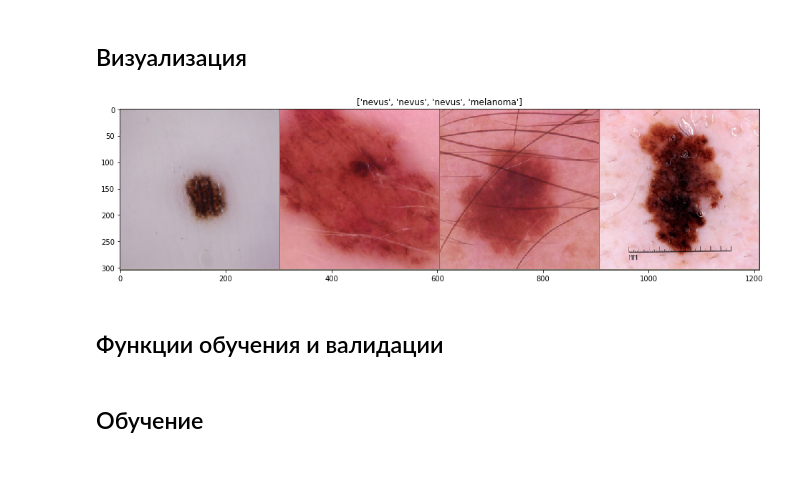
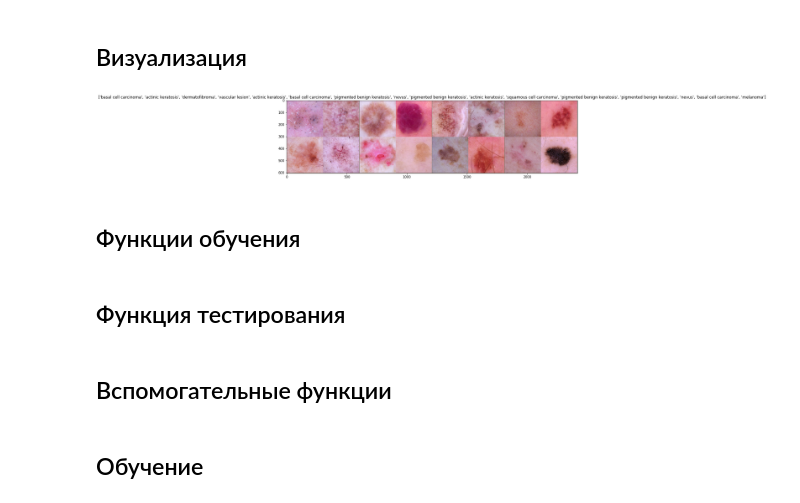
Before and after one commit to gurmaaan/MedNN, a Jupyter notebook: Trained_CNN_no_changes_in_data.ipynb, the cells around one changed output. Drawn from its saved outputs; the diff is of its cells as text; code cells hidden in the pictures; blank space fills up the shorter version.

Commit message:
Исправлены функци вспомогательные обучению чтобы не было ошибок в питях

```diff
--- a/Trained_CNN_no_changes_in_data.ipynb
+++ b/Trained_CNN_no_changes_in_data.ipynb
@@ -55,3 +69,3 @@ paths = {
 }
 # %%
-image_datasets = {x: ImageFolder(paths[x], transforms.Compose(data_transforms[x])) for x in ['train', 'test']}
+image_datasets = {x: ImageFolder(paths[x], transforms.Compose(data_transforms[x])) for x in paths}
@@ -58,3 +84,11 @@ image_datasets = {x: ImageFolder(paths[x], transforms.Compose(data_transforms[x]
 # %%
-dataloaders = {x: DataLoader(image_datasets[x], batch_size=batch_size, shuffle=True, num_workers=4) for x in ['train', 'test']}
+dataloaders = {x: DataLoader(image_datasets[x], batch_size=batch_size, shuffle=True, num_workers=4) for x in paths}
+# %%
+target = torch.tensor(image_datasets["train"].targets)
+class_sample_count = torch.tensor([(target == t).sum() for t in torch.unique(target, sorted=True)])
+weight = 1. / class_sample_count.float()
+samples_weight = torch.tensor([weight[t] for t in target])
+
+sampler = torch.utils.data.sampler.WeightedRandomSampler(samples_weight, len(samples_weight))
+dataloaders["train"] = DataLoader(image_datasets["train"], batch_size=batch_size, num_workers=4, sampler=sampler)
 # %%
@@ -74,2 +98,0 @@ image_datasets = {x: ImageFolder(paths[x], transforms.Compose(data_transforms[x]
-# %%
-dataloaders = {x: DataLoader(image_datasets[x], batch_size=batch_size, shuffle=True, num_workers=8) for x in ['train', 'test']}
@@ -114,13 +133,13 @@ def imshow(inp, title=None):
     if title is not None:
         plt.title(title)
 # %%
-inputs, classes = next(iter(dataloaders['train']))
+imgs, labels = next(iter(dataloaders['train']))
 
-out = torchvision.utils.make_grid(inputs)
+out = torchvision.utils.make_grid(imgs)
 
-imshow(out, title=[class_names[x] for x in classes])
+imshow(out, title=[class_names[x] for x in labels])
 # %% [output]
-[figure, old version]
+[figure, new version]
 # %% [markdown]
-## Функции обучения и валидации
+## Функции обучения
 # %%
@@ -206,4 +230,6 @@ def train_model(model, criterion, optimizer, scheduler, num_epochs=25, print_log
     # load best model weights
     model.load_state_dict(best_model_wts)
     return model, stat_dict
+# %% [markdown]
+## Функция тестирования
 # %%
@@ -241,2 +267,4 @@ def valid_model(model, print_log=True):
 
     return acc_dict
+# %% [markdown]
+## Вспомогательные функции
```
Also changed, not shown: parts of 35 cells of this notebook, 2 other files.
